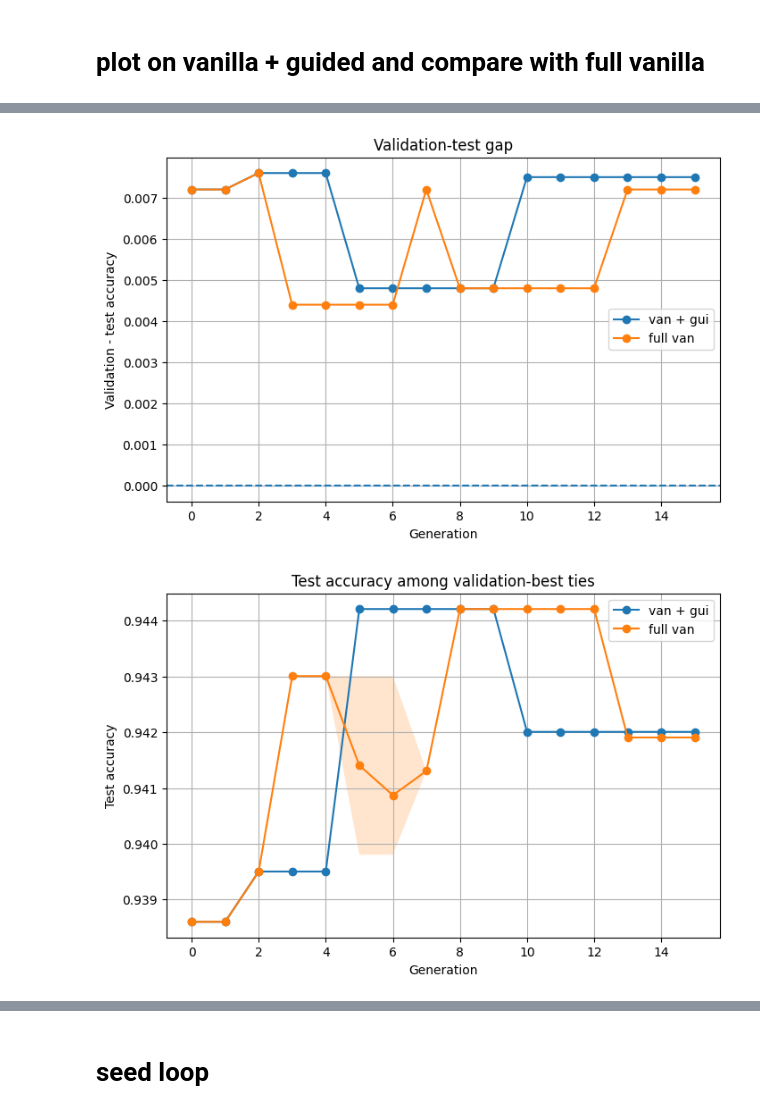
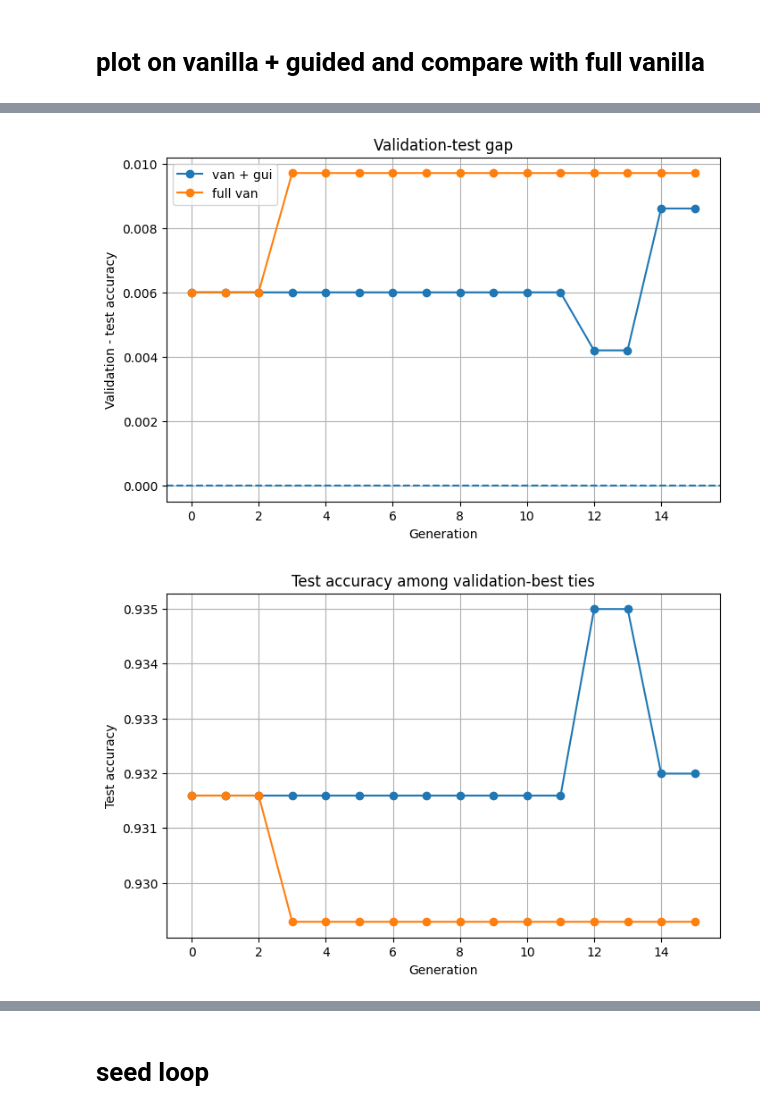
Before and after one commit to 4n0rm4lp3rs0n/fi-test, a Jupyter notebook: test2_perm_single.ipynb, the cells around one changed output, grey strips where cells are left out. Cells and saved outputs as stored; diff of their text form; code cells hidden in the pictures.

```diff
--- a/test2_perm_single.ipynb
+++ b/test2_perm_single.ipynb
@@ -65,5 +89,5 @@ def guided_run(loops, pop):
 # %%
-def compare_run(pop : nbcore.Population, loops = 20, warmup = 10):
+def compare_run(pop : nbcore.Population, loops = 20, warmup = 10, alp = 4, bet = 4):
 
     print("Common half")
     # split = int(loops / 2)
@@ -82,24 +106,27 @@ def compare_run(pop : nbcore.Population, loops = 20, warmup = 10):
     rf = RandomForestRegressor(n_estimators=200, random_state=42, n_jobs=1)
     fi = nbcore.FeatureImportance(space)
     imp = fi.pipeline(sv_pop.data, rf)
-    gui = nbcore.Guidance(space, imp, sv_pop.config)
+    gui = nbcore.Guidance(space, imp, sv_pop.config, alpha=alp, beta=bet)
     gui.sortNsplit()
     gui.calculate_guidance()
     sv_pop.guidance = gui
-    # for _ in range(split):
+
     for _ in range(remain):
         sv_pop.evolve()
+        # check_population(share_pop, f"Generation {share_pop.current_generation}")
 
+    # return fv_pop, sv_pop
     return fv_pop, sv_pop
 # %% [markdown]
 # test run
 # %%
-pop_size = 100
+pop_size = 3
+# pop_size = 10
 total_gen = 15
 # Set seed và population chung để tạo tính công bằng cho 2 lượt chạy khác nhau
-nb101.set_seed(42)
-share_pop = nbcore.Population(pop_size, space, evaluator)
+# nb101.set_seed(42)
+share_pop = nbcore.Population(pop_size, space, evaluator, candidates_per_round=2, elite_size=1, survivors=1)
 share_pop.initialize()
-vanilla = share_pop.copy()
-guided = share_pop.copy()
+# vanilla = share_pop.copy()
+# guided = share_pop.copy()
 # %% [output]
@@ -231,7 +258,7 @@ plt.legend(["van + gui", "full van"])
 plt.grid(True)
 plt.show()
 # %% [output]
-[figure, old version]
+[figure, new version]
 # %%
 plt.figure(figsize=(8, 5))
 
@@ -241,42 +268,42 @@ x2 = hist2["generation"]
 plt.plot(
     x,
     hist["tied_test_mean"],
     marker="o",
     label="Mean test of validation ties - van + gui"
 )
 
-plt.plot(
-    x2,
-    hist2["tied_test_mean"],
-    marker="o",
-    label="Mean test of validation ties - full van"
-)
-
 plt.fill_between(
     x,
     hist["tied_test_min"],
     hist["tied_test_max"],
     alpha=0.2,
     label="Test range among validation ties - van + gui"
+)
+
+plt.plot(
+    x2,
+    hist2["tied_test_mean"],
+    marker="o",
+    label="Mean test of validation ties - full van"
 )
 
 plt.fill_between(
     x2,
     hist2["tied_test_min"],
     hist2["tied_test_max"],
     alpha=0.2,
     label="Test range among validation ties - full van"
 )
 
 plt.xticks(int_ticks)
 plt.xlabel("Generation")
 plt.ylabel("Test accuracy")
 plt.title("Test accuracy among validation-best ties")
-plt.legend(["van + gui", "full van"])
+# plt.legend(["van + gui", "full van"])
 plt.grid(True)
 plt.show()
 # %% [output]
-[figure, old version]
+[figure, new version]
 # %%
 df = pd.DataFrame(sv.data)
 df2 = pd.DataFrame(fv.data)
```
Also changed, not shown: parts of 18 cells of this notebook, 3 other files.
